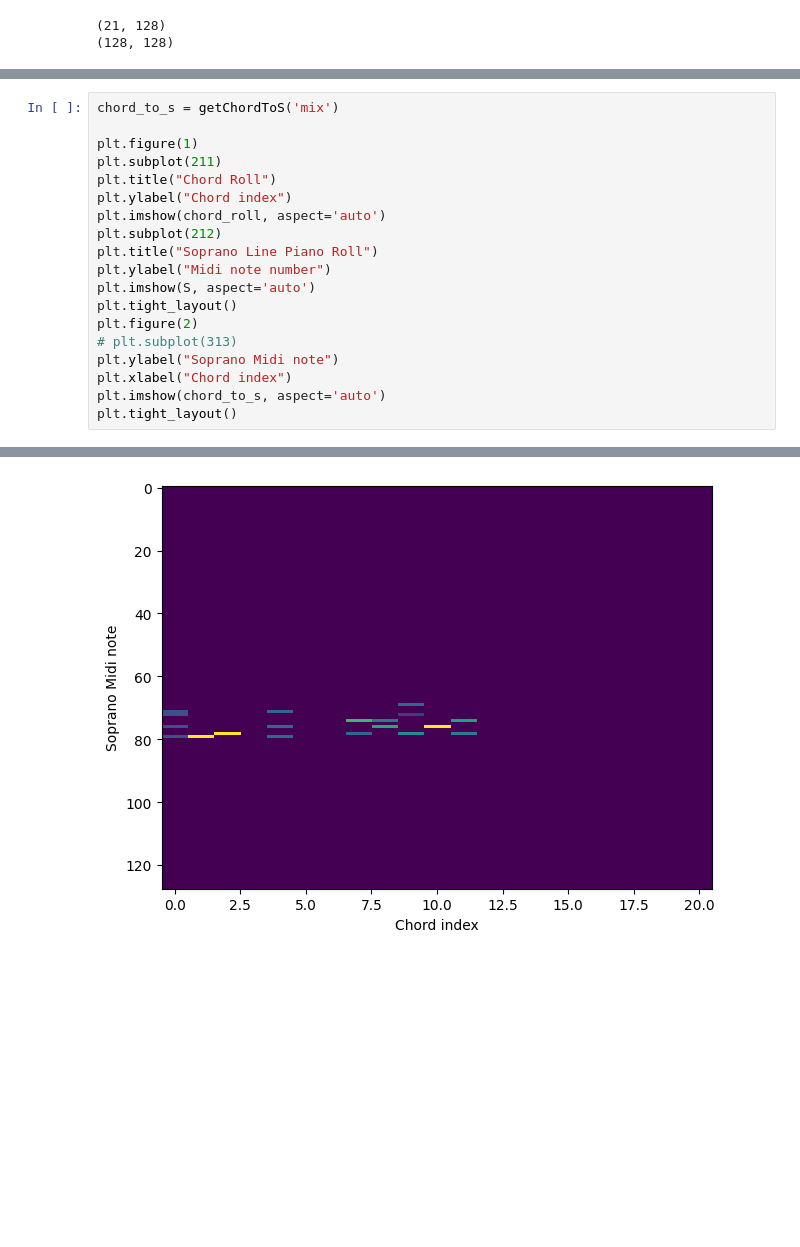
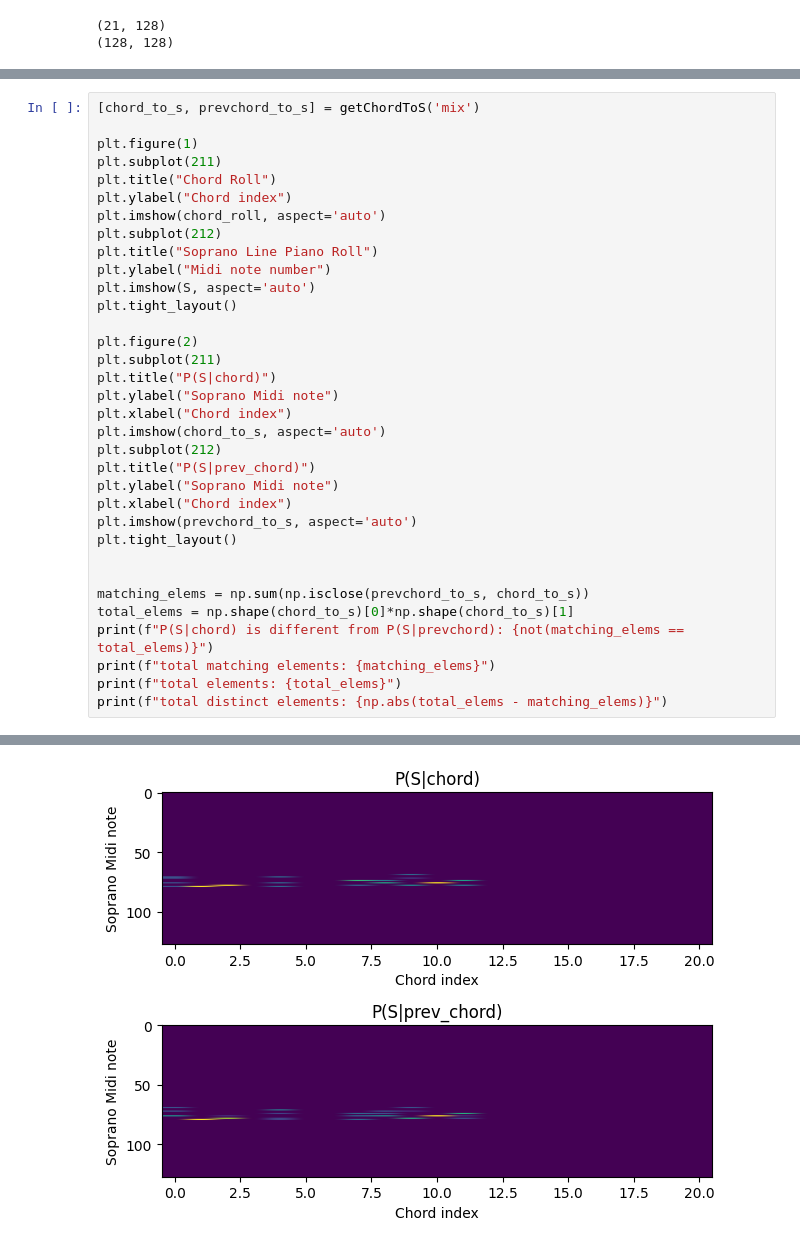
Before and after one commit to Charmunk/SATB-Harmonization, a Jupyter notebook: chord_to_s.ipynb, the cells around one changed output, grey strips where cells are left out. Drawn from its saved outputs; the diff is of its cells as text; blank space fills up the shorter version.

Commit message:
draft of chord to s and prevchord to s :3

```diff
--- a/chord_to_s.ipynb
+++ b/chord_to_s.ipynb
@@ -69,5 +72,5 @@ def getChordToS(midi_filename):
 # %%
-chord_to_s = getChordToS('mix')
+[chord_to_s, prevchord_to_s] = getChordToS('mix')
 
 plt.figure(1)
 plt.subplot(211)
@@ -79,10 +82,25 @@ plt.title("Soprano Line Piano Roll")
 plt.ylabel("Midi note number")
 plt.imshow(S, aspect='auto')
 plt.tight_layout()
+
 plt.figure(2)
-# plt.subplot(313)
+plt.subplot(211)
+plt.title("P(S|chord)")
 plt.ylabel("Soprano Midi note")
 plt.xlabel("Chord index")
 plt.imshow(chord_to_s, aspect='auto')
+plt.subplot(212)
+plt.title("P(S|prev_chord)")
+plt.ylabel("Soprano Midi note")
+plt.xlabel("Chord index")
+plt.imshow(prevchord_to_s, aspect='auto')
 plt.tight_layout()
+
+
+matching_elems = np.sum(np.isclose(prevchord_to_s, chord_to_s))
+total_elems = np.shape(chord_to_s)[0]*np.shape(chord_to_s)[1]
+print(f"P(S|chord) is different from P(S|prevchord): {not(matching_elems == total_elems)}")
+print(f"total matching elements: {matching_elems}")
+print(f"total elements: {total_elems}")
+print(f"total distinct elements: {np.abs(total_elems - matching_elems)}")
 # %% [output]
@@ -93,2 +111,2 @@ plt.tight_layout()
 [figure]
-[figure, old version]
+[figure, new version]
```
Also changed, not shown: parts of 2 cells of this notebook.
